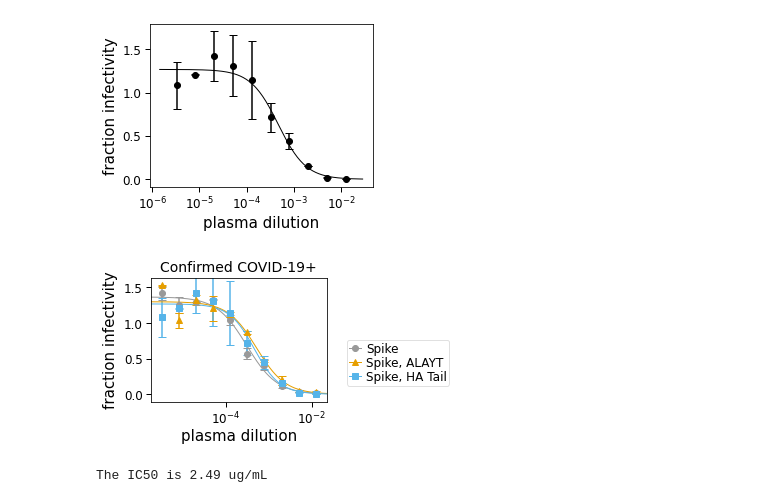
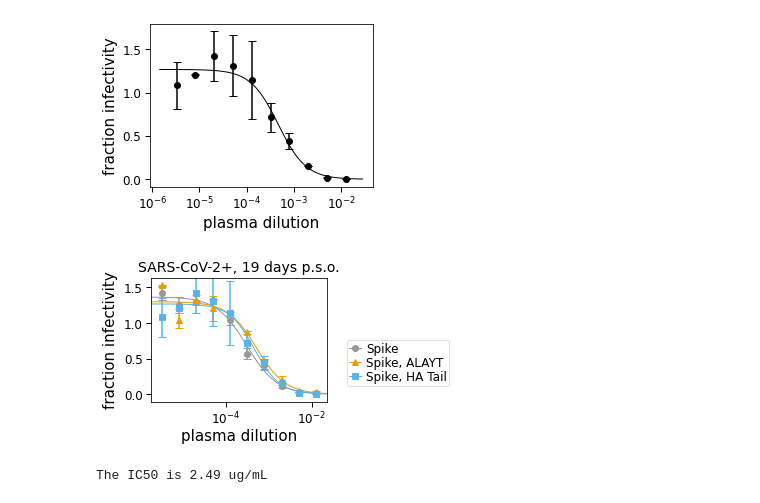
Before and after one commit to jbloomlab/SARS-CoV-2_lentiviral_pseudotype, a Jupyter notebook: figures/200417_DifTails_Serum_Neuts.ipynb, the cells around one changed output. Saved outputs shown, nothing was run; the diff lists cells and outputs as text; code cells hidden in the pictures.

```diff
--- a/figures/200417_DifTails_Serum_Neuts.ipynb
+++ b/figures/200417_DifTails_Serum_Neuts.ipynb
@@ -9,10 +9,10 @@ The createFontList function was deprecated in Matplotlib 3.2 and will be removed
 CBP = neutcurve.colorschemes.CBPALETTE
 CBM = neutcurve.colorschemes.CBMARKERS
 # %%
-df = pd.read_csv('./neut_curves/spike_fracinfect_serum.csv')
+df = pd.read_csv('./spike_fracinfect_serum.csv')
 # %%
 pos_serum_df = df[df['serum'] == 'COVID+'].copy()
 pos_serum_df.drop([0, 11, 22, 33, 44, 55], inplace=True)
-pos_serum_df.replace('COVID+', 'Confirmed COVID-19+', inplace=True)
+pos_serum_df.replace('COVID+', 'SARS-CoV-2+, 19 days p.s.o.', inplace=True)
 display(pos_serum_df[pos_serum_df['virus'] == 'Spike'])
 # %% [output]
@@ -73,8 +74,8 @@ The IC50 is 0.000623
 This ia a dilution of 1:1605.1.
 [figure]
 # %%
-fig, axes = pos_serum_fits.plotSera(sera=['Confirmed COVID-19+'], xlabel='plasma dilution')
-fig.savefig('./SARS-CoV-2_lentiviral_pseudotype/figures/200417_full_neut_positive.png', bbox_inches='tight')
+fig, axes = pos_serum_fits.plotSera(sera=['SARS-CoV-2+, 19 days p.s.o.'], xlabel='plasma dilution')
+fig.savefig('./200417_full_neut_positive.png', bbox_inches='tight')
 # %% [output]
-[figure, old version]
+[figure, new version]
 # %%
```
Also changed, not shown: parts of 10 cells of this notebook, 2 other files.
